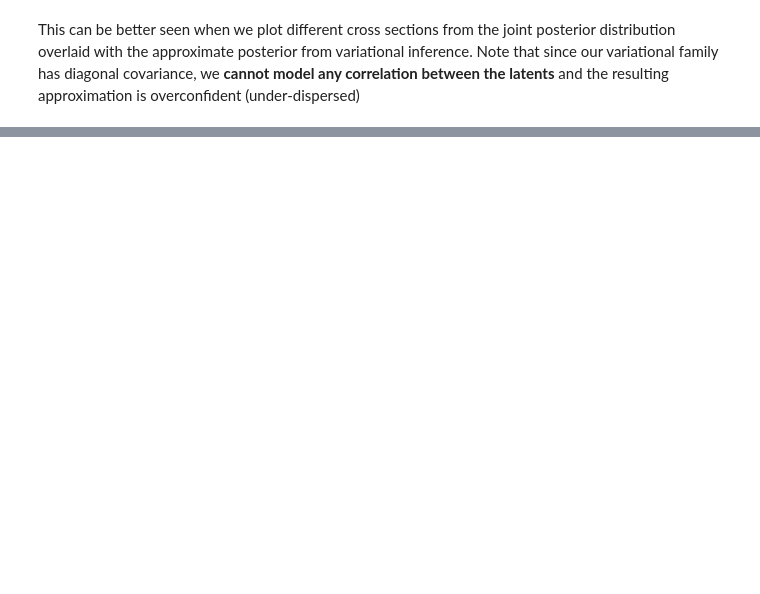
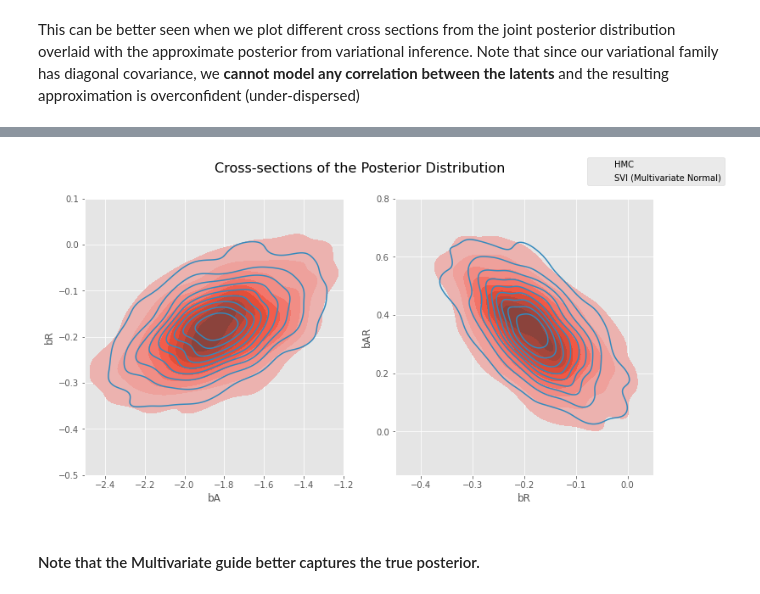
Before and after one commit to drclab/GP_VAE, a Jupyter notebook: drclab/Pyro/svi_2.ipynb, the cells around one changed output, grey strips where cells are left out. Cells and saved outputs as stored; diff of their text form; code cells hidden in the pictures; blank space fills up the shorter version.

```diff
--- a/drclab/Pyro/svi_2.ipynb
+++ b/drclab/Pyro/svi_2.ipynb
@@ -523,0 +593,5 @@ This can be better seen when we plot different cross sections from the joint pos
+# %%
+guide = AutoMultivariateNormal(
+    model= model,
+    init_loc_fn= init_to_mean
+)
@@ -523,0 +642,15 @@ This can be better seen when we plot different cross sections from the joint pos
+# %%
+fig, axs = plt.subplots(nrows=1, ncols=2, figsize=(12, 6))
+fig.suptitle("Cross-sections of the Posterior Distribution", fontsize=16)
+sns.kdeplot(x=hmc_samples["bA"], y=hmc_samples["bR"], ax=axs[0], shade=True, label="HMC")
+sns.kdeplot(x=mvn_samples["bA"], y=mvn_samples["bR"], ax=axs[0], label="SVI (Multivariate Normal)")
+axs[0].set(xlabel="bA", ylabel="bR", xlim=(-2.5, -1.2), ylim=(-0.5, 0.1))
+sns.kdeplot(x=hmc_samples["bR"], y=hmc_samples["bAR"], ax=axs[1], shade=True, label="HMC")
+sns.kdeplot(x=mvn_samples["bR"], y=mvn_samples["bAR"], ax=axs[1], label="SVI (Multivariate Normal)")
+axs[1].set(xlabel="bR", ylabel="bAR", xlim=(-0.45, 0.05), ylim=(-0.15, 0.8))
+handles, labels = axs[1].get_legend_handles_labels()
+fig.legend(handles, labels, loc='upper right');
+# %% [output]
+[figure, added]
+# %% [markdown]
+#### Note that the Multivariate guide better captures the true posterior.
```
Also changed, not shown: parts of 28 cells of this notebook, 1 other file.
